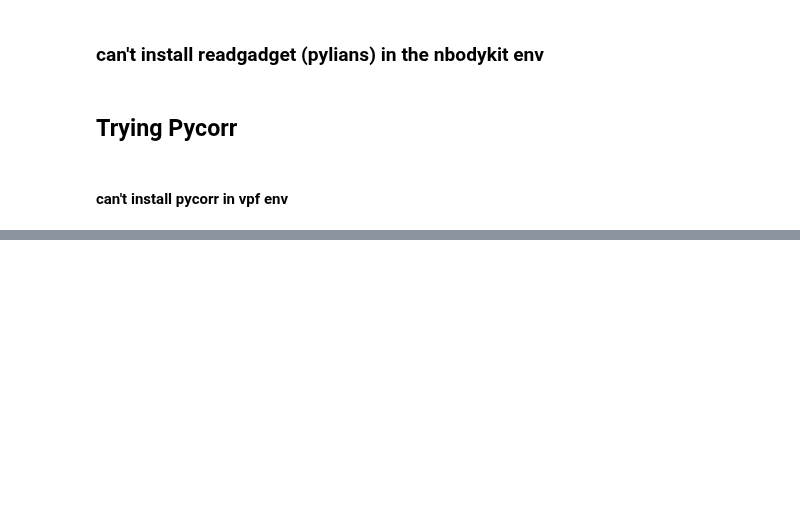
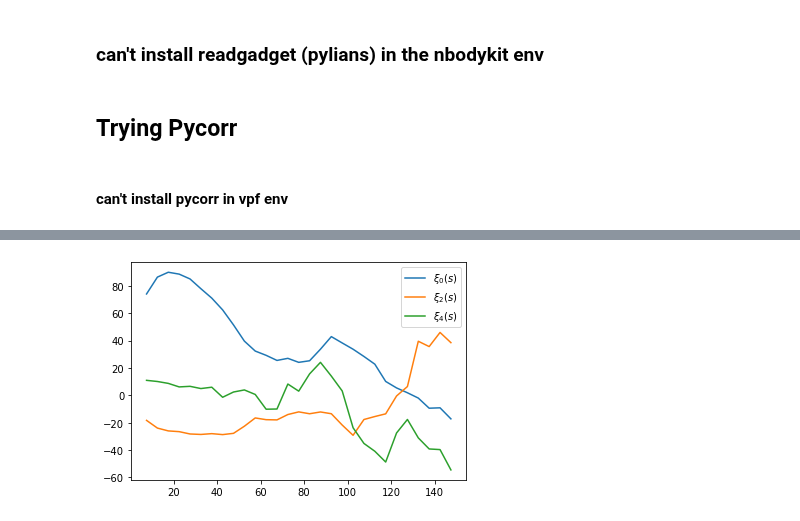
Before and after one commit to FedeDavilaKurban/VPF_Quijote, a Jupyter notebook: testing_2pcf.ipynb, the cells around one changed output, grey strips where cells are left out. Drawn from its saved outputs; the diff is of its cells as text; code cells hidden in the pictures; blank space fills up the shorter version.

```diff
--- a/testing_2pcf.ipynb
+++ b/testing_2pcf.ipynb
@@ -343,0 +467,63 @@ plt.plot(nr,(nr**2)*(-xi_4))
+# %%
+data = numpy.empty(len(pos), dtype=[('Position', ('f8', 3))])
+data['Position'] = pos
+f = ArrayCatalog(data,names=['x','y','z'])
+
+nbins_m = 30
+nbins_s = 29
+
+corr = SimulationBox2PCF('2d',f,np.linspace(5.,150.,nbins_s+1),nbins_m,BoxSize=[bs,bs,bs], periodic=True)
+# %%
+def get_xi0246(corr,nbins_m,nbins_s):
+
+    import numpy as np
+
+    xi_sm = corr.corr.data['corr']
+
+    ##Modificado para que lea los valores de entrada
+    ##nbins_m=30 # number of bins in mu
+    ##nbins_s=29 # number of bins in s
+    dmu=1.0/nbins_m
+
+    rs = corr.D1D2.coords['r']
+    mu = corr.D1D2.coords['mu']
+
+    xi_s0 = np.zeros(nbins_s)
+    xi_s2 = np.zeros(nbins_s)
+    xi_s4 = np.zeros(nbins_s)
+    xi_s6 = np.zeros(nbins_s)
+
+    sr = np.zeros(nbins_s)
+    rm = np.zeros(nbins_m)
+
+    l0 = 0.0
+    l1 = 1.0
+    l2 = 2.0
+    l3 = 3.0
+
+    for i in range(nbins_s):
+
+        sr[i] = rs[i]
+
+        for j in range(nbins_m):
+            rm[j]=mu[j]
+            xi_s0[i]  += (4.0*l0+1.0)*xi_sm[i,j]*1.0*dmu
+            xi_s2[i]  += (4.0*l1+1.0)*xi_sm[i,j]*((3*rm[j]**2 - 1.0)/2.0)*dmu
+            xi_s4[i]  += (4.0*l2+1.0)*xi_sm[i,j]*((35*rm[j]**4 - 30*rm[j]**2 + 3.0)/8.0)*dmu
+            xi_s6[i]  += (4.0*l3+1.0)*xi_sm[i,j]*((231*rm[j]**6 - 315*rm[j]**4 + 105*rm[j]**2 - 5)/16.0)*dmu
+
+    return xi_s0, xi_s2, xi_s4, xi_s6
+##################################################################################
+
+
+xi_l = get_xi0246(corr,nbins_m,nbins_s)
+
+nr = 2.5+np.linspace(5.,150.,30)[:-1]
+for i in range(3):
+    if i==1: plt.plot(nr,(nr**2)*(-xi_l[i]),label=r'$\xi_{}(s)$'.format(i*2))
+    if i!=1: plt.plot(nr,(nr**2)*xi_l[i],label=r'$\xi_{}(s)$'.format(i*2))
+#plt.xscale('log')
+plt.legend()
+plt.show()
+# %% [output]
+[figure, added]
```
Also changed, not shown: parts of 14 cells of this notebook, 2 other files.
